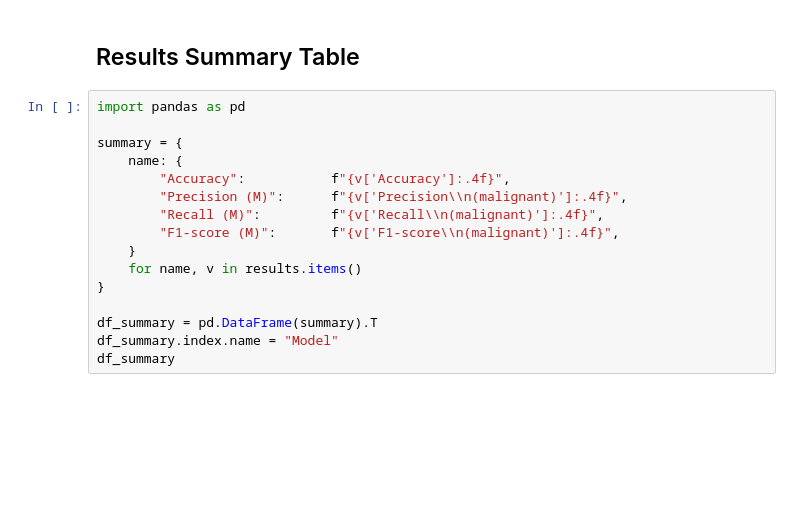
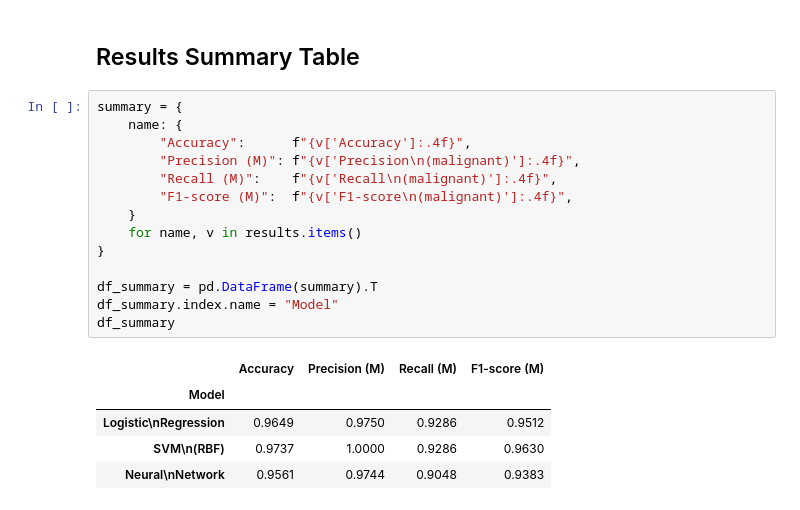
Before and after one commit to FelexHill7/cancerdetection, a Jupyter notebook: notebooks/model_comparison.ipynb, the cells around one changed output. Saved outputs shown, nothing was run; the diff lists cells and outputs as text; blank space fills up the shorter version.

```diff
--- a/notebooks/model_comparison.ipynb
+++ b/notebooks/model_comparison.ipynb
@@ -116,18 +82,22 @@ plt.show()
 # %% [markdown]
 ## Results Summary Table
 # %%
-import pandas as pd
-
 summary = {
     name: {
-        "Accuracy":           f"{v['Accuracy']:.4f}",
-        "Precision (M)":      f"{v['Precision\\n(malignant)']:.4f}",
-        "Recall (M)":         f"{v['Recall\\n(malignant)']:.4f}",
-        "F1-score (M)":       f"{v['F1-score\\n(malignant)']:.4f}",
+        "Accuracy":      f"{v['Accuracy']:.4f}",
+        "Precision (M)": f"{v['Precision\n(malignant)']:.4f}",
+        "Recall (M)":    f"{v['Recall\n(malignant)']:.4f}",
+        "F1-score (M)":  f"{v['F1-score\n(malignant)']:.4f}",
     }
     for name, v in results.items()
 }
 
 df_summary = pd.DataFrame(summary).T
 df_summary.index.name = "Model"
 df_summary
+# %% [output]
+|  | Accuracy | Precision (M) | Recall (M) | F1-score (M) |
+| Model |  |  |  |  |
+| Logistic\nRegression | 0.9649 | 0.9750 | 0.9286 | 0.9512 |
+| SVM\n(RBF) | 0.9737 | 1.0000 | 0.9286 | 0.9630 |
+| Neural\nNetwork | 0.9561 | 0.9744 | 0.9048 | 0.9383 |
```
Also changed, not shown: parts of 8 cells of this notebook, 10 other files.
